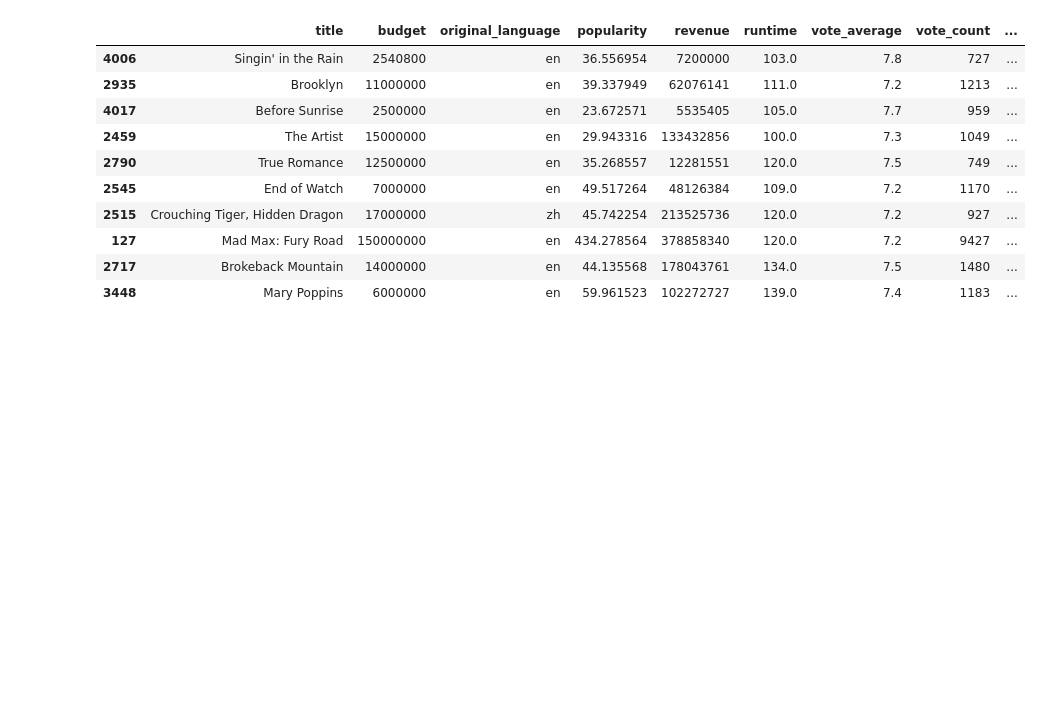
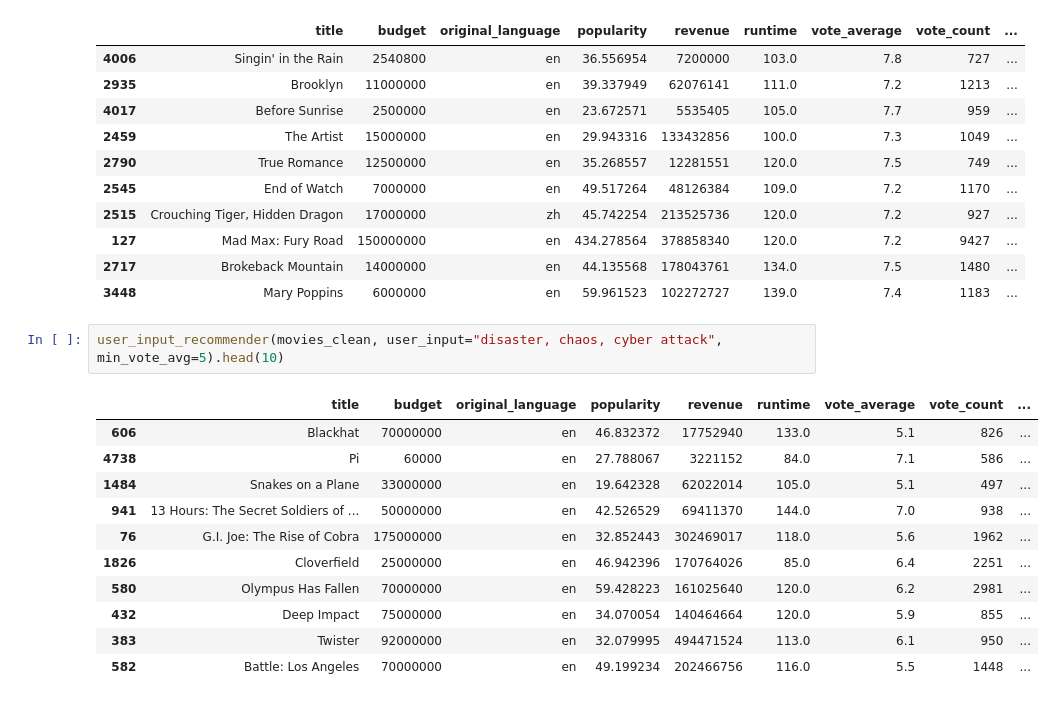
Before and after one commit to doruktopcu/MoviesRecommenderSystemProject, a Jupyter notebook: movie-recommender.ipynb, the cells around one changed output. Drawn from its saved outputs; the diff is of its cells as text; blank space fills up the shorter version.

```diff
--- a/movie-recommender.ipynb
+++ b/movie-recommender.ipynb
@@ -438,3 +438,17 @@ user_input_recommender(movies_clean, user_input="I want to watch a movie about t
 | 127 | Mad Max: Fury Road | 150000000 | en | 434.278564 | 378858340 | 120.0 | 7.2 | 9427 | ... |
 | 2717 | Brokeback Mountain | 14000000 | en | 44.135568 | 178043761 | 134.0 | 7.5 | 1480 | ... |
 | 3448 | Mary Poppins | 6000000 | en | 59.961523 | 102272727 | 139.0 | 7.4 | 1183 | ... |
+# %%
+user_input_recommender(movies_clean, user_input="disaster, chaos, cyber attack", min_vote_avg=5).head(10)
+# %% [output]
+|  | title | budget | original_language | popularity | revenue | runtime | vote_average | vote_count | ... |
+| 606 | Blackhat | 70000000 | en | 46.832372 | 17752940 | 133.0 | 5.1 | 826 | ... |
+| 4738 | Pi | 60000 | en | 27.788067 | 3221152 | 84.0 | 7.1 | 586 | ... |
+| 1484 | Snakes on a Plane | 33000000 | en | 19.642328 | 62022014 | 105.0 | 5.1 | 497 | ... |
+| 941 | 13 Hours: The Secret Soldiers of ... | 50000000 | en | 42.526529 | 69411370 | 144.0 | 7.0 | 938 | ... |
+| 76 | G.I. Joe: The Rise of Cobra | 175000000 | en | 32.852443 | 302469017 | 118.0 | 5.6 | 1962 | ... |
+| 1826 | Cloverfield | 25000000 | en | 46.942396 | 170764026 | 85.0 | 6.4 | 2251 | ... |
+| 580 | Olympus Has Fallen | 70000000 | en | 59.428223 | 161025640 | 120.0 | 6.2 | 2981 | ... |
+| 432 | Deep Impact | 75000000 | en | 34.070054 | 140464664 | 120.0 | 5.9 | 855 | ... |
+| 383 | Twister | 92000000 | en | 32.079995 | 494471524 | 113.0 | 6.1 | 950 | ... |
+| 582 | Battle: Los Angeles | 70000000 | en | 49.199234 | 202466756 | 116.0 | 5.5 | 1448 | ... |
```
